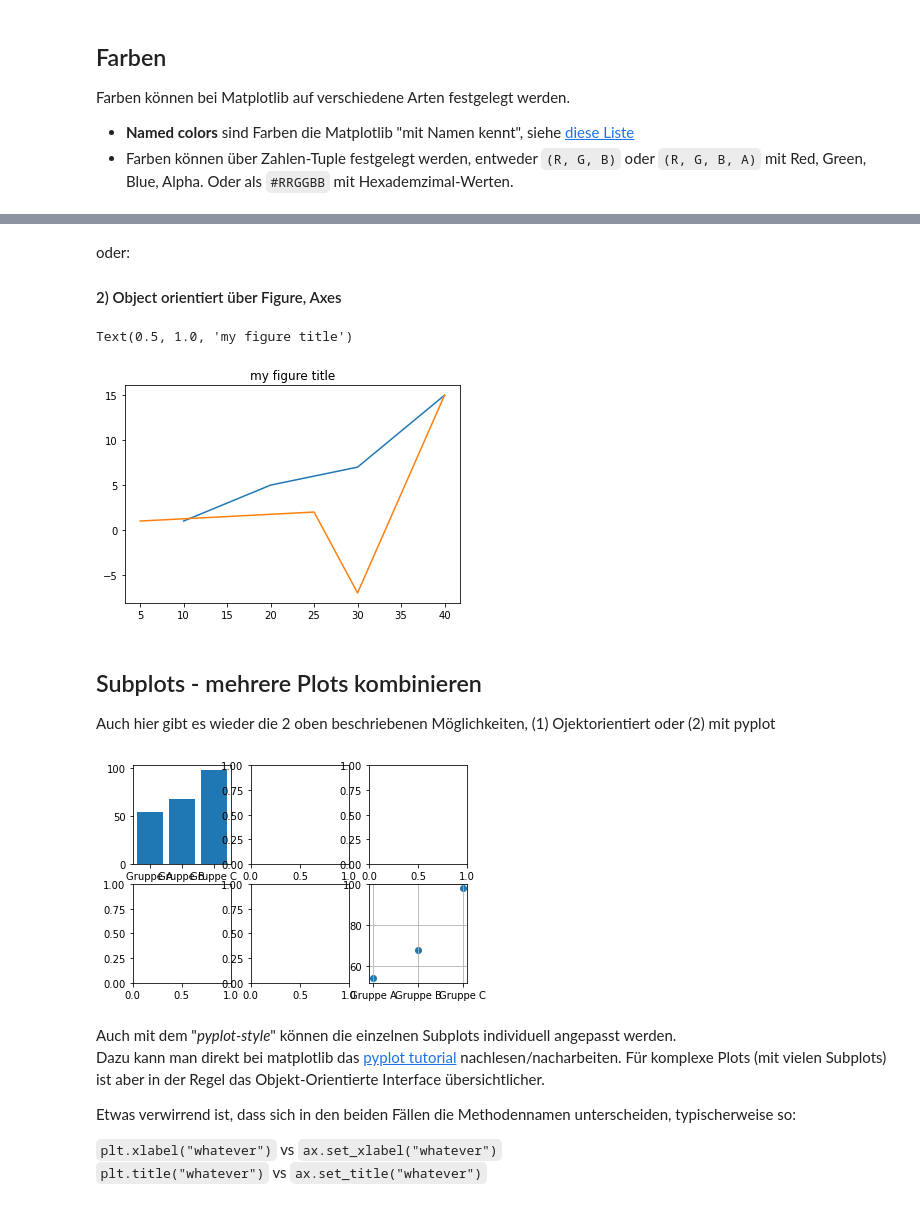
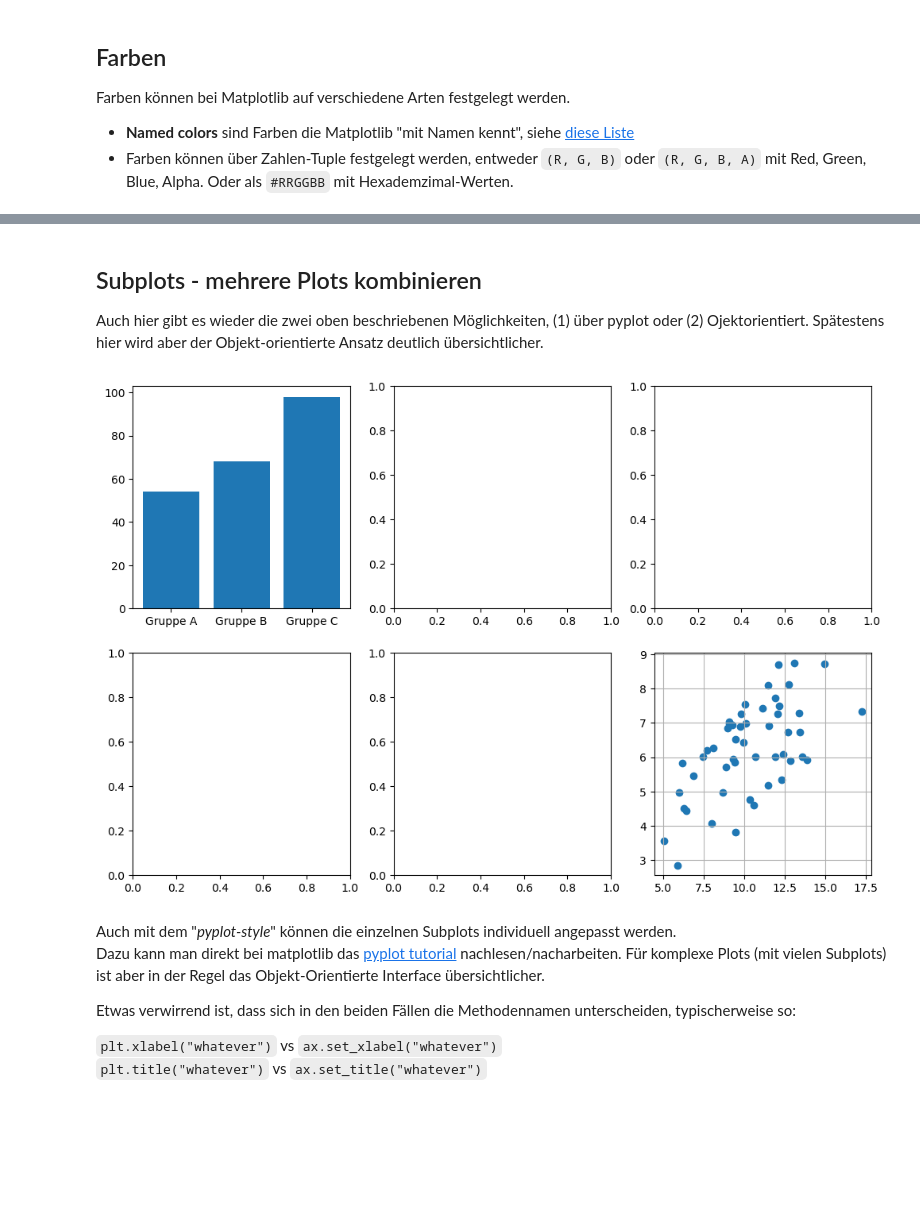
Before and after one commit to florian-huber/python-introduction, a Jupyter notebook: lesson_material_german/12_data_visualization.ipynb, the cells around one changed output, grey strips where cells are left out. Saved outputs shown, nothing was run; the diff lists cells and outputs as text; code cells hidden in the pictures; blank space fills up the shorter version.

```diff
--- a/lesson_material_german/12_data_visualization.ipynb
+++ b/lesson_material_german/12_data_visualization.ipynb
@@ -713,28 +709,15 @@ Text(0.5, 1.0, 'my figure title')
-# %% [markdown]
-oder:
-#### 2) Object orientiert über Figure, Axes
-# %%
-from matplotlib import pyplot as plt
-
-fig, ax = plt.subplots()
-ax.plot([10, 20, 30, 40], [1, 5, 7, 15])
-ax.plot([5, 25, 30, 40], [1, 2, -7, 15])
-ax.set_title("my figure title")
-# %% [output]
-Text(0.5, 1.0, 'my figure title')
-[figure, removed]
 # %% [markdown]
 ## Subplots - mehrere Plots kombinieren
 
-Auch hier gibt es wieder die 2 oben beschriebenen Möglichkeiten, (1) Ojektorientiert oder (2) mit pyplot
+Auch hier gibt es wieder die zwei oben beschriebenen Möglichkeiten, (1) über pyplot oder (2) Ojektorientiert. Spätestens hier wird aber der Objekt-orientierte Ansatz deutlich übersichtlicher.
 # %%
-fig, axs = plt.subplots(2, 3)
+fig, axs = plt.subplots(2, 3, figsize=(12, 8))
 axs[0, 0].bar(names, values)
-axs[1, 2].scatter(names, values)
+axs[1, 2].scatter(temperature, sunshine)
 axs[1, 2].grid(True)
 plt.show()
 # %% [output]
-[figure, old version]
+[figure, new version]
 # %% [markdown]
 Auch mit dem "*pyplot-style*" können die einzelnen Subplots individuell angepasst werden.
 Dazu kann man direkt bei matplotlib das [pyplot tutorial](https://matplotlib.org/stable/tutorials/introductory/pyplot.html#sphx-glr-tutorials-introductory-pyplot-py) nachlesen/nacharbeiten.
```
Also changed, not shown: parts of 33 cells of this notebook.
